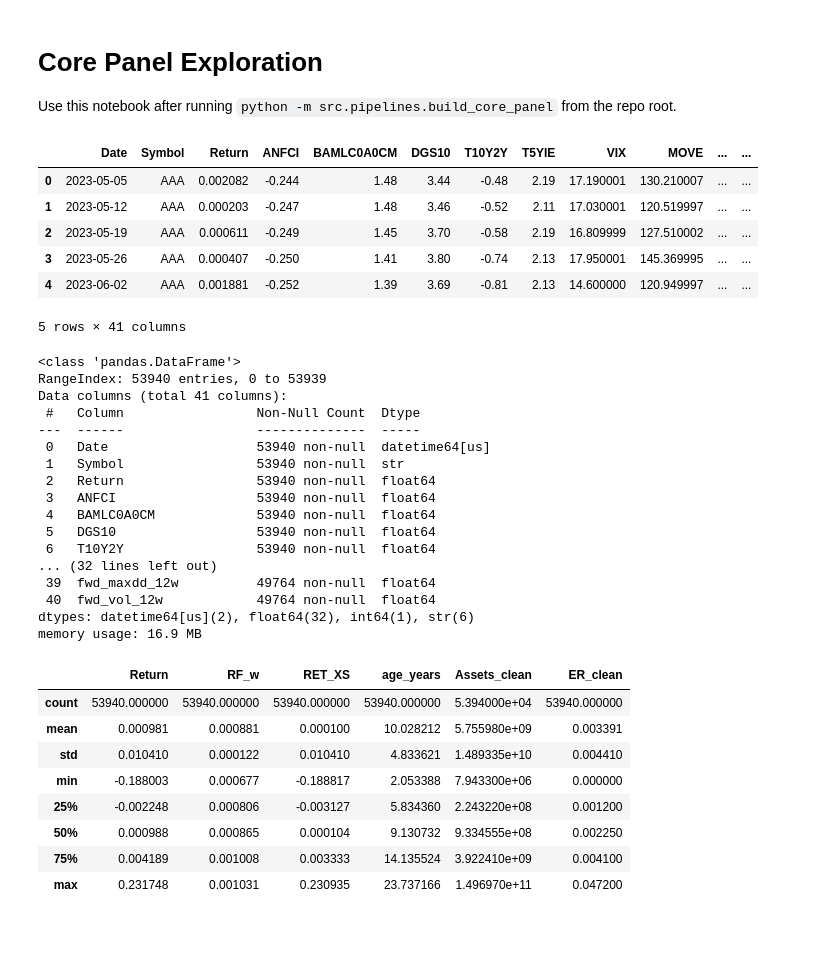
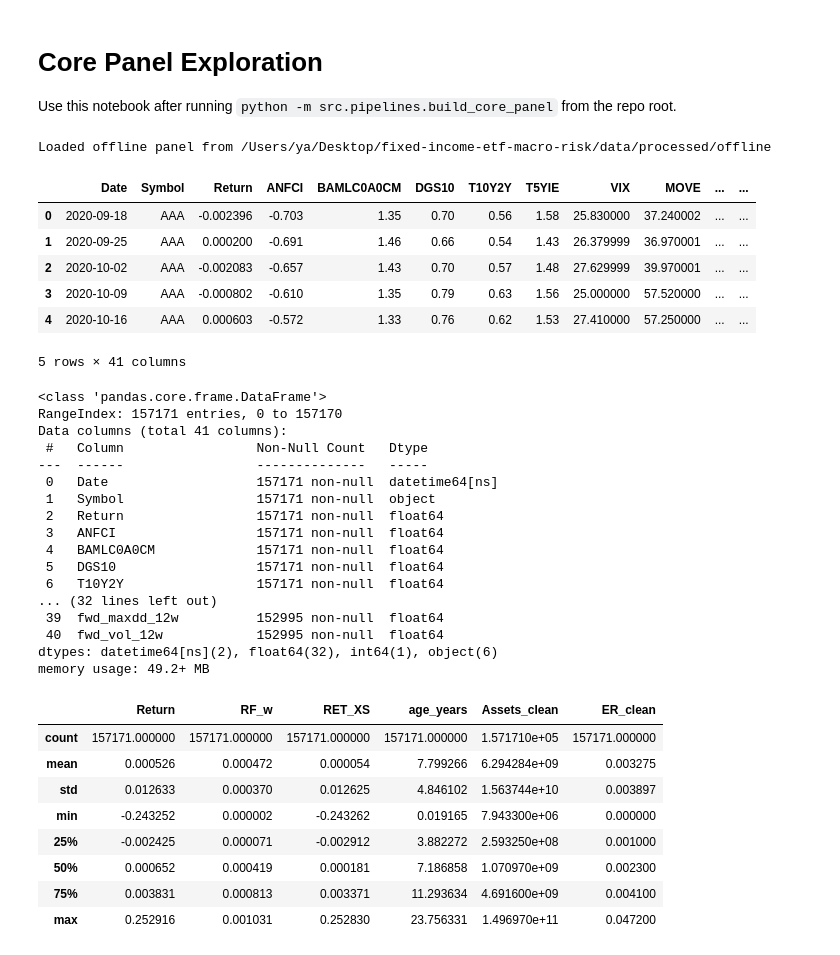
Before and after one commit to tlucius16/fixed-income-etf-macro-risk, a Jupyter notebook: notebooks/01_exploration.ipynb, the cells around one changed output. Drawn from its saved outputs; the diff is of its cells as text; code cells hidden in the pictures.

```diff
--- a/notebooks/01_exploration.ipynb
+++ b/notebooks/01_exploration.ipynb
@@ -5,61 +5,65 @@ Use this notebook after running `python -m src.pipelines.build_core_panel` from
 # %%
 from pathlib import Path
 import sys
 
 ROOT = Path.cwd().resolve()
 if ROOT.name == "notebooks":
     ROOT = ROOT.parent
 sys.path.insert(0, str(ROOT))
 
 import pandas as pd
 import numpy as np
 from src import config
 
-core_panel = pd.read_csv(config.CORE_PANEL_CSV, parse_dates=["Date", "Inception"])
-macro_factors = pd.read_csv(config.MACRO_FACTORS_WEEKLY_CSV, parse_dates=["Date"])
-weekly_returns = pd.read_csv(config.WEEKLY_RETURNS_LONG_CSV, parse_dates=["Date"])
+PANEL_MODE = "offline"  # switch to "live" after running the live pipeline
 
+core_panel = pd.read_csv(config.core_panel_csv(PANEL_MODE), parse_dates=["Date", "Inception"])
+macro_factors = pd.read_csv(config.macro_factors_weekly_csv(PANEL_MODE), parse_dates=["Date"])
+weekly_returns = pd.read_csv(config.weekly_returns_long_csv(PANEL_MODE), parse_dates=["Date"])
+
+print(f"Loaded {PANEL_MODE} panel from {config.processed_dir_for_mode(PANEL_MODE)}")
 core_panel.head()
 # %% [output]
+Loaded offline panel from /Users/ya/Desktop/fixed-income-etf-macro-risk/data/processed/offline
 |  | Date | Symbol | Return | ANFCI | BAMLC0A0CM | DGS10 | T10Y2Y | T5YIE | VIX | MOVE | ... | ... |
-| 0 | 2023-05-05 | AAA | 0.002082 | -0.244 | 1.48 | 3.44 | -0.48 | 2.19 | 17.190001 | 130.210007 | ... | ... |
-| 1 | 2023-05-12 | AAA | 0.000203 | -0.247 | 1.48 | 3.46 | -0.52 | 2.11 | 17.030001 | 120.519997 | ... | ... |
-| 2 | 2023-05-19 | AAA | 0.000611 | -0.249 | 1.45 | 3.70 | -0.58 | 2.19 | 16.809999 | 127.510002 | ... | ... |
-| 3 | 2023-05-26 | AAA | 0.000407 | -0.250 | 1.41 | 3.80 | -0.74 | 2.13 | 17.950001 | 145.369995 | ... | ... |
-| 4 | 2023-06-02 | AAA | 0.001881 | -0.252 | 1.39 | 3.69 | -0.81 | 2.13 | 14.600000 | 120.949997 | ... | ... |
+| 0 | 2020-09-18 | AAA | -0.002396 | -0.703 | 1.35 | 0.70 | 0.56 | 1.58 | 25.830000 | 37.240002 | ... | ... |
+| 1 | 2020-09-25 | AAA | 0.000200 | -0.691 | 1.46 | 0.66 | 0.54 | 1.43 | 26.379999 | 36.970001 | ... | ... |
+| 2 | 2020-10-02 | AAA | -0.002083 | -0.657 | 1.43 | 0.70 | 0.57 | 1.48 | 27.629999 | 39.970001 | ... | ... |
+| 3 | 2020-10-09 | AAA | -0.000802 | -0.610 | 1.35 | 0.79 | 0.63 | 1.56 | 25.000000 | 57.520000 | ... | ... |
+| 4 | 2020-10-16 | AAA | 0.000603 | -0.572 | 1.33 | 0.76 | 0.62 | 1.53 | 27.410000 | 57.250000 | ... | ... |
-5 rows × 41 columns
+5 rows × 41 columns
 # %%
 core_panel.info()
 # %% [output]
-<class 'pandas.DataFrame'>
-RangeIndex: 53940 entries, 0 to 53939
+<class 'pandas.core.frame.DataFrame'>
+RangeIndex: 157171 entries, 0 to 157170
 Data columns (total 41 columns):
- #   Column                 Non-Null Count  Dtype
----  ------                 --------------  -----
- 0   Date                   53940 non-null  datetime64[us]
- 1   Symbol                 53940 non-null  str
- 2   Return                 53940 non-null  float64
- 3   ANFCI                  53940 non-null  float64
- 4   BAMLC0A0CM             53940 non-null  float64
- 5   DGS10                  53940 non-null  float64
- 6   T10Y2Y                 53940 non-null  float64
+ #   Column                 Non-Null Count   Dtype
+---  ------                 --------------   -----
+ 0   Date                   157171 non-null  datetime64[ns]
+ 1   Symbol                 157171 non-null  object
+ 2   Return                 157171 non-null  float64
+ 3   ANFCI                  157171 non-null  float64
+ 4   BAMLC0A0CM             157171 non-null  float64
+ 5   DGS10                  157171 non-null  float64
+ 6   T10Y2Y                 157171 non-null  float64
 ... (32 lines left out)
- 39  fwd_maxdd_12w          49764 non-null  float64
- 40  fwd_vol_12w            49764 non-null  float64
-dtypes: datetime64[us](2), float64(32), int64(1), str(6)
-memory usage: 16.9 MB
+ 39  fwd_maxdd_12w          152995 non-null  float64
+ 40  fwd_vol_12w            152995 non-null  float64
+dtypes: datetime64[ns](2), float64(32), int64(1), object(6)
+memory usage: 49.2+ MB
 # %%
 core_panel[["Return", "RF_w", "RET_XS", "age_years", "Assets_clean", "ER_clean"]].describe()
 # %% [output]
 |  | Return | RF_w | RET_XS | age_years | Assets_clean | ER_clean |
-| count | 53940.000000 | 53940.000000 | 53940.000000 | 53940.000000 | 5.394000e+04 | 53940.000000 |
-| mean | 0.000981 | 0.000881 | 0.000100 | 10.028212 | 5.755980e+09 | 0.003391 |
-| std | 0.010410 | 0.000122 | 0.010410 | 4.833621 | 1.489335e+10 | 0.004410 |
-| min | -0.188003 | 0.000677 | -0.188817 | 2.053388 | 7.943300e+06 | 0.000000 |
-| 25% | -0.002248 | 0.000806 | -0.003127 | 5.834360 | 2.243220e+08 | 0.001200 |
-| 50% | 0.000988 | 0.000865 | 0.000104 | 9.130732 | 9.334555e+08 | 0.002250 |
-| 75% | 0.004189 | 0.001008 | 0.003333 | 14.135524 | 3.922410e+09 | 0.004100 |
-| max | 0.231748 | 0.001031 | 0.230935 | 23.737166 | 1.496970e+11 | 0.047200 |
+| count | 157171.000000 | 157171.000000 | 157171.000000 | 157171.000000 | 1.571710e+05 | 157171.000000 |
+| mean | 0.000526 | 0.000472 | 0.000054 | 7.799266 | 6.294284e+09 | 0.003275 |
+| std | 0.012633 | 0.000370 | 0.012625 | 4.846102 | 1.563744e+10 | 0.003897 |
+| min | -0.243252 | 0.000002 | -0.243262 | 0.019165 | 7.943300e+06 | 0.000000 |
+| 25% | -0.002425 | 0.000071 | -0.002912 | 3.882272 | 2.593250e+08 | 0.001000 |
+| 50% | 0.000652 | 0.000419 | 0.000181 | 7.186858 | 1.070970e+09 | 0.002300 |
+| 75% | 0.003831 | 0.000813 | 0.003371 | 11.293634 | 4.691600e+09 | 0.004100 |
+| max | 0.252916 | 0.001031 | 0.252830 | 23.756331 | 1.496970e+11 | 0.047200 |
 # %%
 core_panel.groupby("ETF Database Category")["RET_XS"].agg(["count", "mean", "std"]).sort_values("count", ascending=False).head(20)
 # %% [output]
```
Also changed, not shown: parts of 6 cells of this notebook, 31 other files.
